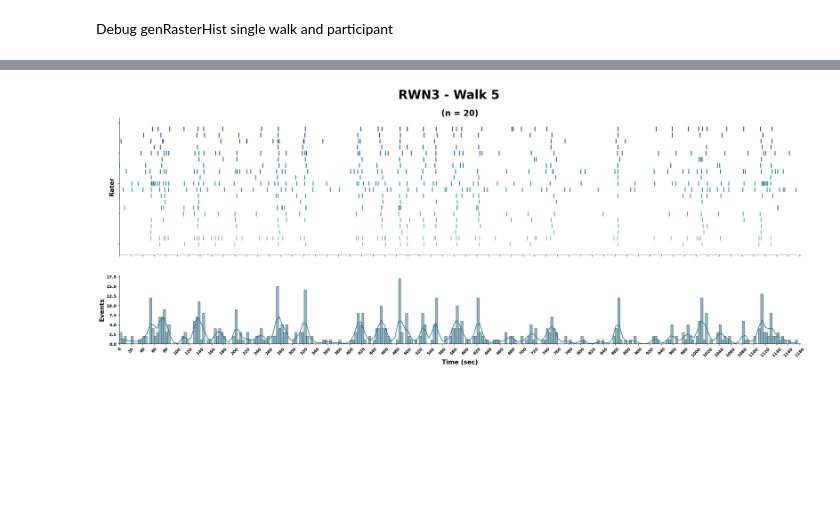
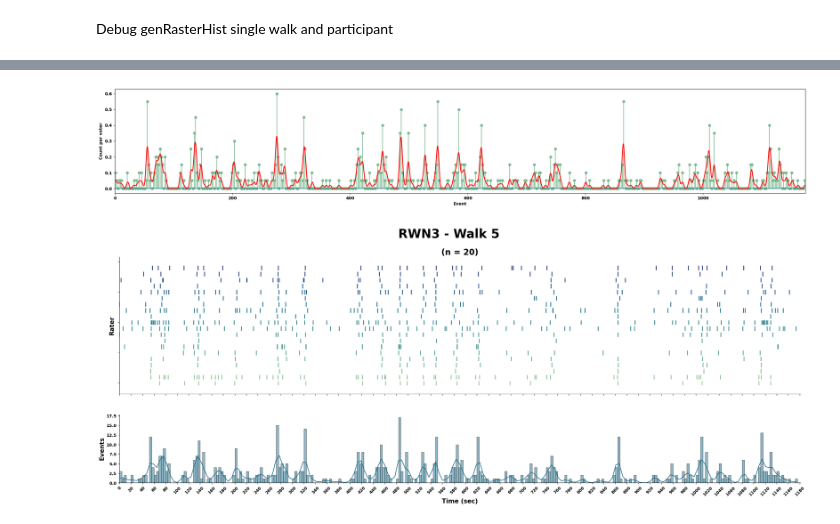
Before and after one commit to INMANLab/RWN, a Jupyter notebook: KDE Computations/Debug/ES Plots.ipynb, the cells around one changed output, grey strips where cells are left out. Cells and saved outputs as stored; diff of their text form; code cells hidden in the pictures; blank space fills up the shorter version.

```diff
--- a/KDE Computations/Debug/ES Plots.ipynb
+++ b/KDE Computations/Debug/ES Plots.ipynb
@@ -405,3 +410,45 @@ KDE_DF.to_csv(os.path.join(savepath, 'KDEs', save_str))
+# %%
+import math
+import numpy as np
+import matplotlib.pyplot as plt
+from sklearn.neighbors import KernelDensity
+
+def ComputeHISTandKDE(walkDF, BW = 2, KDERes = 100):
+    numVoters = walkDF['pID'].nunique()
+    totalVotes = len(walkDF['Event'])
+    tMax = math.ceil(walkDF['Event'].max())
+
+    # Histogram (counts per voter, binwidth=BW, limits [0, tMax])
+    bins = np.arange(0, tMax + BW, BW)
+    histVals, binEdges = np.histogram(walkDF['Event'], bins=bins)
+    binCenters = binEdges[:-1] + np.diff(binEdges) / 2
+    histVals = histVals / numVoters
+
+    # KDE (Gaussian, bandwidth=BW) evaluated on xKDE = 0:1/f:tMax
+
+    xKDE = np.arange(0, tMax + 1/KDERes, 1/KDERes).reshape(-1, 1)
+    x = walkDF['Event'].to_numpy().reshape(-1, 1)
+    kde = KernelDensity(kernel="gaussian", bandwidth=BW).fit(x)
+    kdeVals = np.exp(kde.score_samples(xKDE)) * BW * totalVotes / numVoters  # scale to match
+
+    return histVals, binCenters, kdeVals, xKDE
+# %%
+histVals, binCenters, kdeVals, xKDE = ComputeHISTandKDE(walkDF, BW = 2, KDERes = 100)
+
+# Plot
+fig = plt.figure(figsize = (30,10))
+height_ratios = [1,1]
+gs = gridspec.GridSpec(ncols=1, nrows=2, wspace = 0.25, figure=fig, height_ratios = height_ratios)
+ax = fig.add_subplot(gs[0,0])
+
+ax.stem(binCenters, histVal)
+ax.plot(xKDE.ravel(), C, '-r', linewidth=2)
+ax.set_xlim(0, tMax)
+ax.set_xlabel('Event')
+ax.set_ylabel('Count per voter')
+plt.show()
+# %% [output]
+[figure, added]
 # %%
 # # Summary for one patient:
 DF =genRasterHist(pID = 'RWN3', walk = 5, save = True, savepath = "D:\GithubRep\CAPTURE\Analysis\EventKDE")
```
Also changed, not shown: parts of 2 cells of this notebook, 1 other file.
